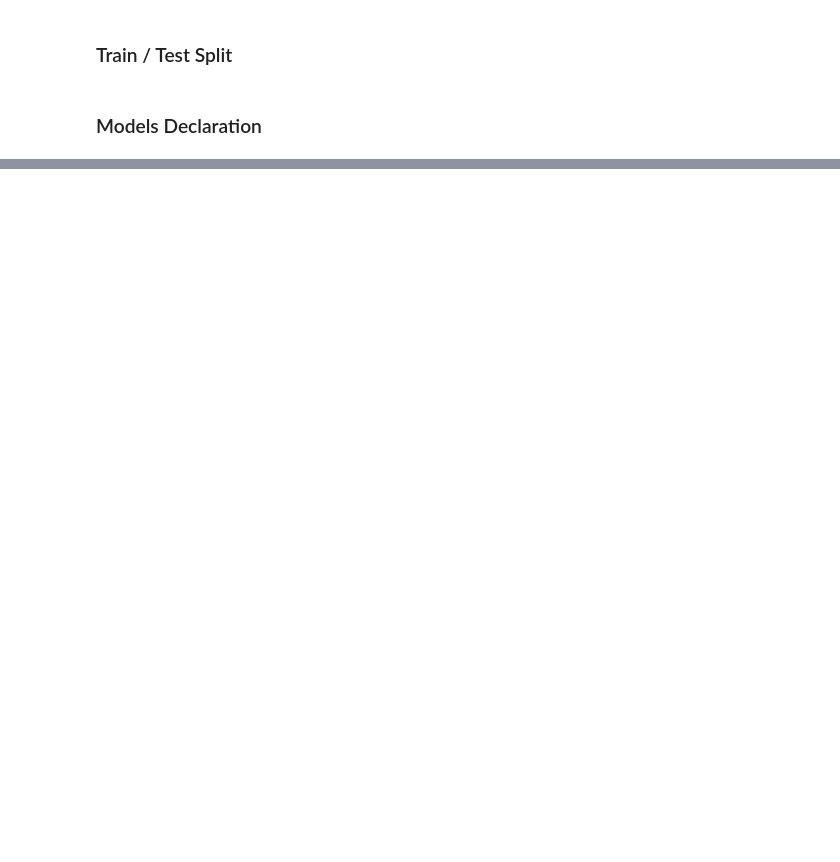
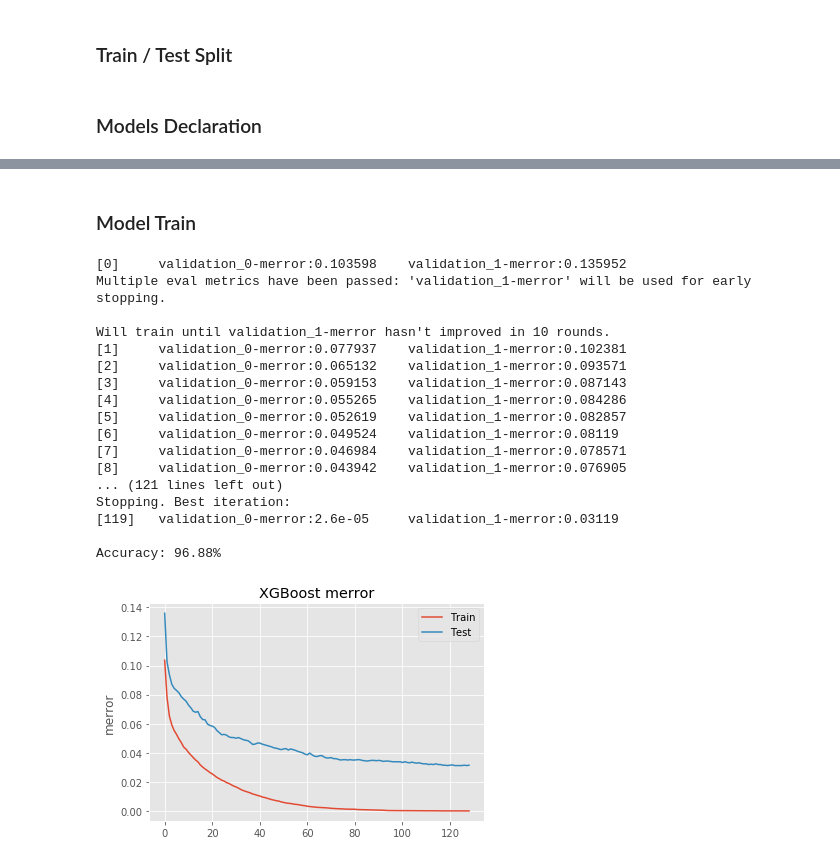
Before and after one commit to afoteas/digit_recognizer, a Jupyter notebook: exercise3.ipynb, the cells around one changed output, grey strips where cells are left out. Saved outputs shown, nothing was run; the diff lists cells and outputs as text; code cells hidden in the pictures; blank space fills up the shorter version.

```diff
--- a/exercise3.ipynb
+++ b/exercise3.ipynb
@@ -114,0 +124,47 @@ plt.show()
+# %% [markdown]
+### Model Train
+# %%
+import xgboost as xgb
+from sklearn.metrics import accuracy_score
+from matplotlib import pyplot
+
+# fit model no training data
+model = xgb.XGBClassifier(n_estimators=500,n_jobs=-1,max_depth=7,subsample=0.9)
+eval_set = [(X_train,y_train), (X_test, y_test)]
+model.fit(X_train, y_train, early_stopping_rounds=10, eval_metric=["merror"], eval_set=eval_set, verbose=True)
+y_pred = model.predict(X_test)
+# evaluate predictions
+accuracy = accuracy_score(y_test, y_pred)
+print("Accuracy: %.2f%%" % (accuracy * 100.0))
+# retrieve performance metrics
+results = model.evals_result()
+epochs = len(results['validation_0']['merror'])
+x_axis = range(0, epochs)
+
+# plot Accuracy
+fig, ax = pyplot.subplots()
+ax.plot(x_axis, results['validation_0']['merror'], label='Train')
+ax.plot(x_axis, results['validation_1']['merror'], label='Test')
+ax.legend()
+pyplot.ylabel('merror')
+pyplot.title('XGBoost merror')
+pyplot.show()
+# %% [output]
+[0]     validation_0-merror:0.103598    validation_1-merror:0.135952
+Multiple eval metrics have been passed: 'validation_1-merror' will be used for early stopping.
+
+Will train until validation_1-merror hasn't improved in 10 rounds.
+[1]     validation_0-merror:0.077937    validation_1-merror:0.102381
+[2]     validation_0-merror:0.065132    validation_1-merror:0.093571
+[3]     validation_0-merror:0.059153    validation_1-merror:0.087143
+[4]     validation_0-merror:0.055265    validation_1-merror:0.084286
+[5]     validation_0-merror:0.052619    validation_1-merror:0.082857
+[6]     validation_0-merror:0.049524    validation_1-merror:0.08119
+[7]     validation_0-merror:0.046984    validation_1-merror:0.078571
+[8]     validation_0-merror:0.043942    validation_1-merror:0.076905
+... (121 lines left out)
+Stopping. Best iteration:
+[119]   validation_0-merror:2.6e-05     validation_1-merror:0.03119
+
+Accuracy: 96.88%
+[figure, added]
```
Also changed, not shown: parts of 6 cells of this notebook.
